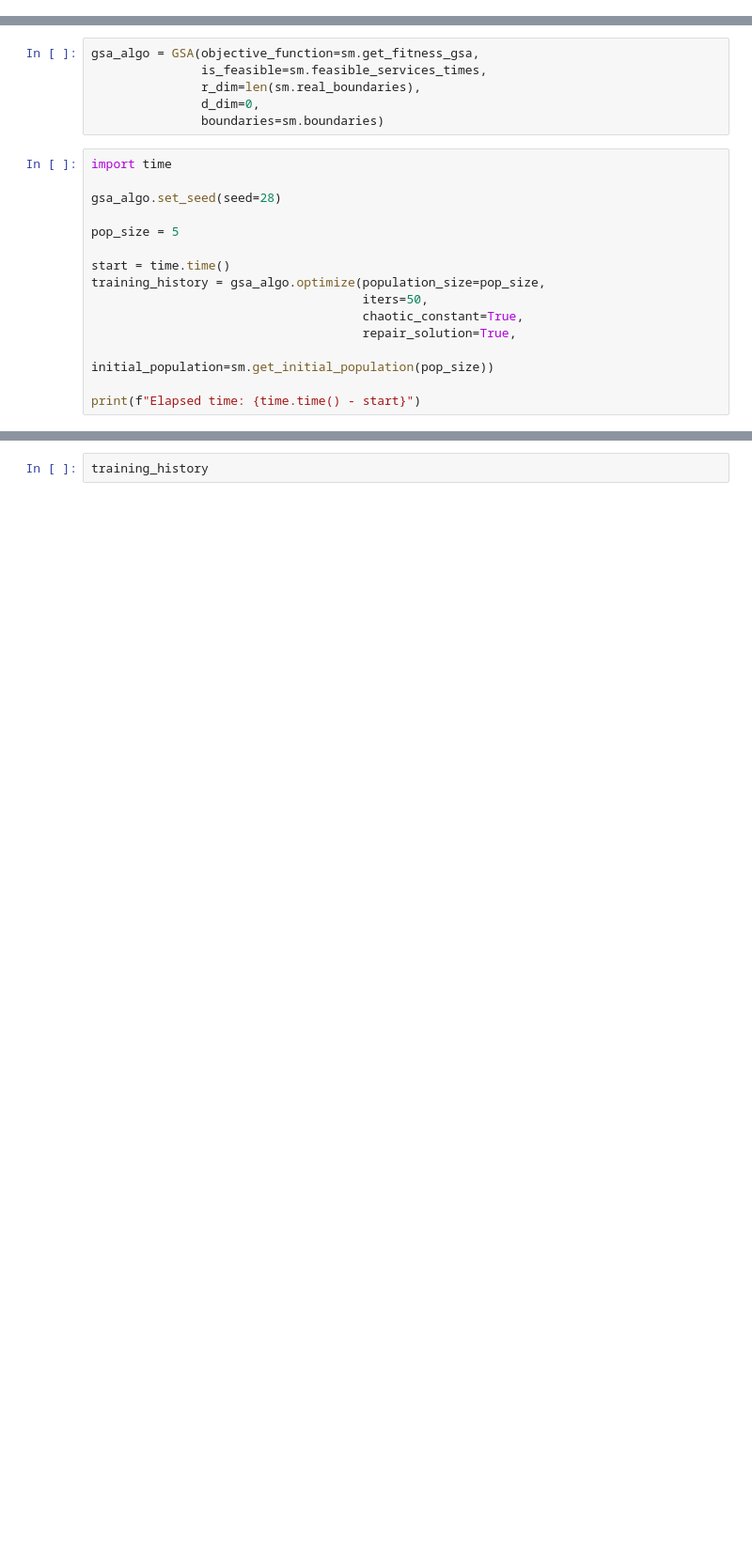
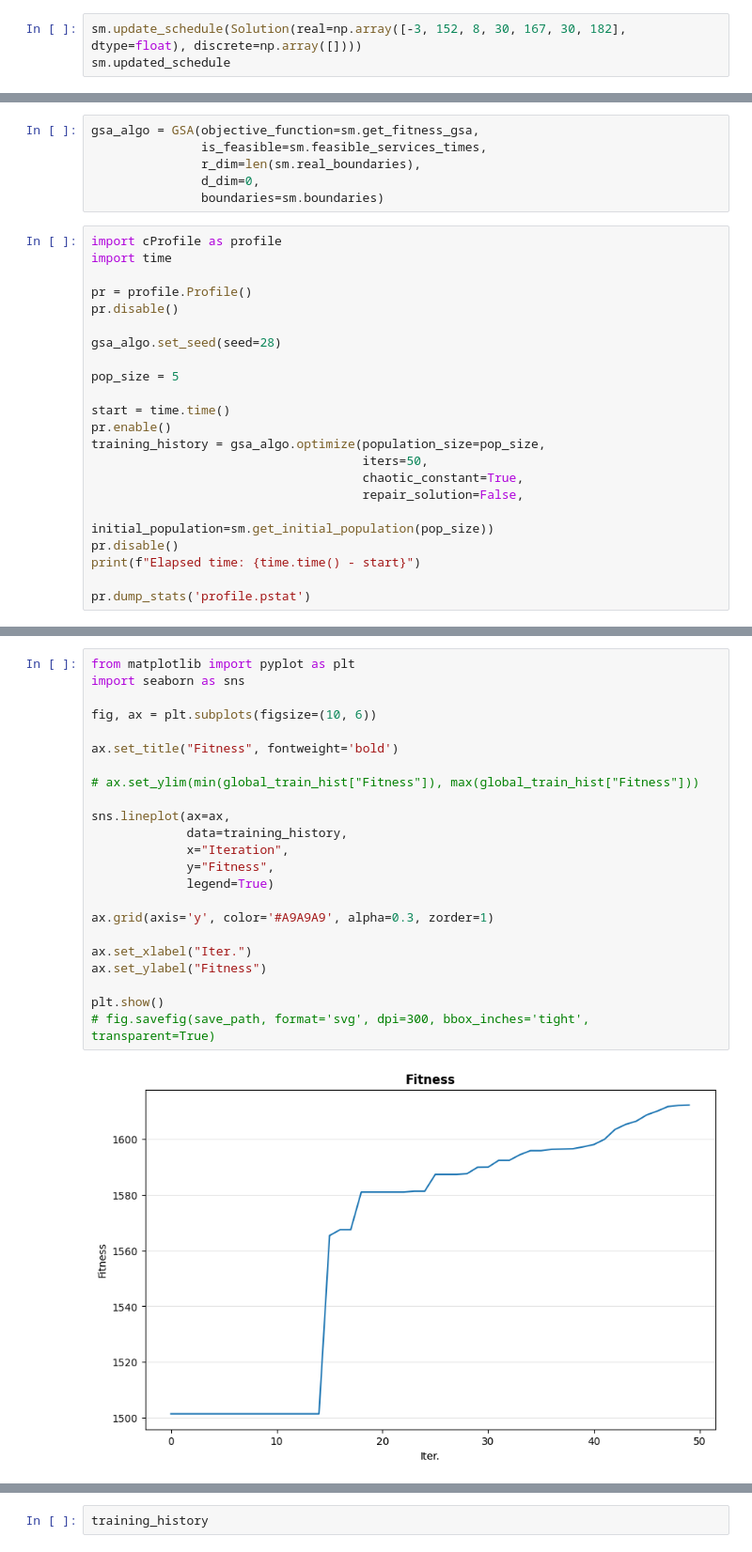
Before and after one commit to DavidMunozValero/GSA_M, a Jupyter notebook: notebooks/9.0-infraestructure_manager_revenue.ipynb, the cells around one changed output, grey strips where cells are left out. Shown: that part at 94% size. Drawn from its saved outputs; the diff is of its cells as text; blank space fills up the shorter version.

Commit message:
feat: heuristic schedule

```diff
--- a/notebooks/9.0-infraestructure_manager_revenue.ipynb
+++ b/notebooks/9.0-infraestructure_manager_revenue.ipynb
@@ -256,0 +257,3 @@ sm = RevenueMaximization(schedule, revenue, safe_headway=10)
+# %%
+sm.update_schedule(Solution(real=np.array([-3, 152, 8, 30, 167, 30, 182], dtype=float), discrete=np.array([])))
+sm.updated_schedule
@@ -261,20 +304,27 @@ gsa_algo = GSA(objective_function=sm.get_fitness_gsa,
                d_dim=0,
                boundaries=sm.boundaries)
 # %%
+import cProfile as profile
 import time
+
+pr = profile.Profile()
+pr.disable()
 
 gsa_algo.set_seed(seed=28)
 
 pop_size = 5
 
 start = time.time()
+pr.enable()
 training_history = gsa_algo.optimize(population_size=pop_size,
                                      iters=50,
                                      chaotic_constant=True,
-                                     repair_solution=True,
+                                     repair_solution=False,
                                      initial_population=sm.get_initial_population(pop_size))
+pr.disable()
+print(f"Elapsed time: {time.time() - start}")
 
-print(f"Elapsed time: {time.time() - start}")
+pr.dump_stats('profile.pstat')
 # %% [output]
 Initial population: [<src.entities.Solution object at 0x...>, <src.entities.Solution object at 0x...>, <src.entities.Solution object at 0x...>, <src.entities.Solution object at 0x...>, <src.entities.S ...
 GSA is optimizing  "get_fitness_gsa"
@@ -295,0 +366,25 @@ Elapsed time: 2.4064159393310547
+# %%
+from matplotlib import pyplot as plt
+import seaborn as sns
+
+fig, ax = plt.subplots(figsize=(10, 6))
+
+ax.set_title("Fitness", fontweight='bold')
+
+# ax.set_ylim(min(global_train_hist["Fitness"]), max(global_train_hist["Fitness"]))
+
+sns.lineplot(ax=ax,
+             data=training_history,
+             x="Iteration",
+             y="Fitness",
+             legend=True)
+
+ax.grid(axis='y', color='#A9A9A9', alpha=0.3, zorder=1)
+
+ax.set_xlabel("Iter.")
+ax.set_ylabel("Fitness")
+
+plt.show()
+# fig.savefig(save_path, format='svg', dpi=300, bbox_inches='tight', transparent=True)
+# %% [output]
+[figure, added]
```
Also changed, not shown: parts of 11 cells of this notebook, 3 other files.
